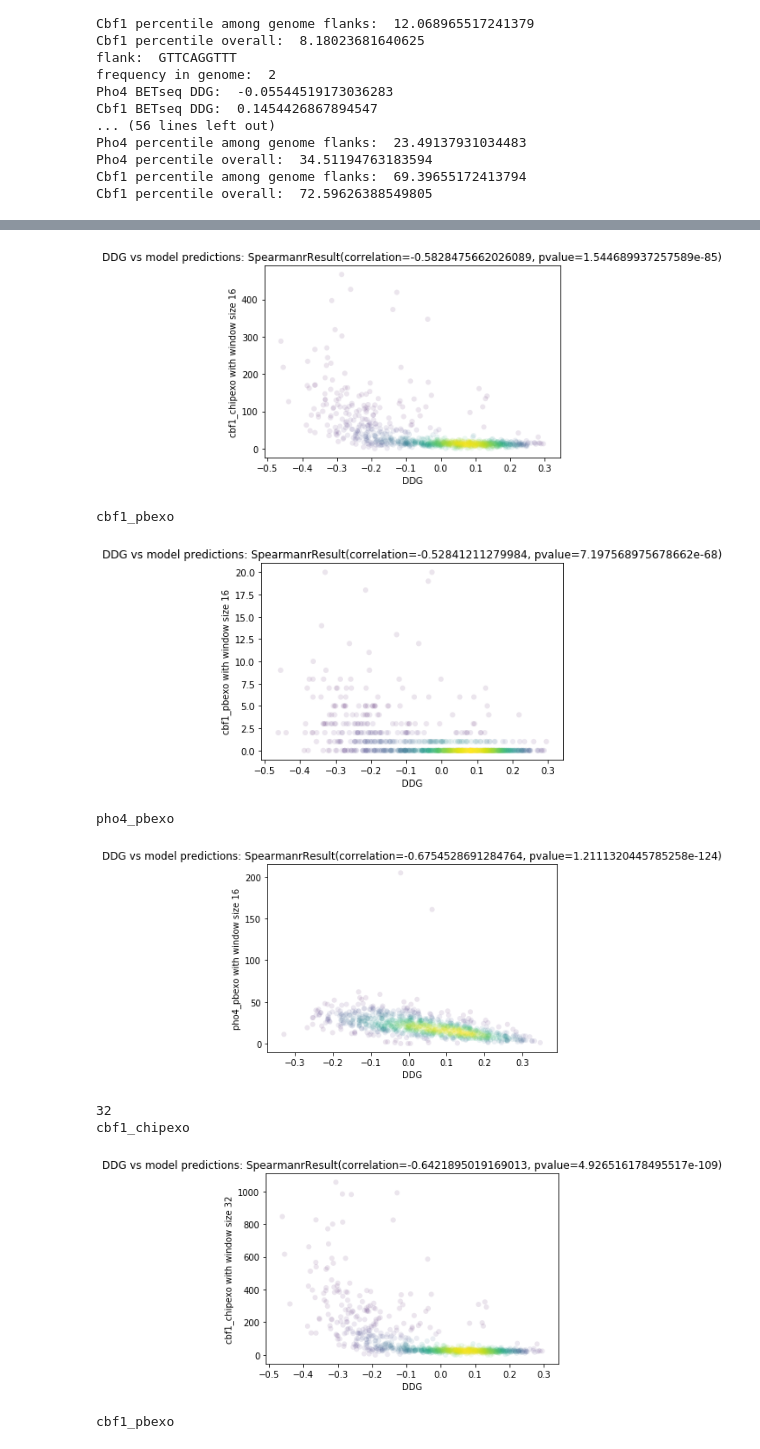
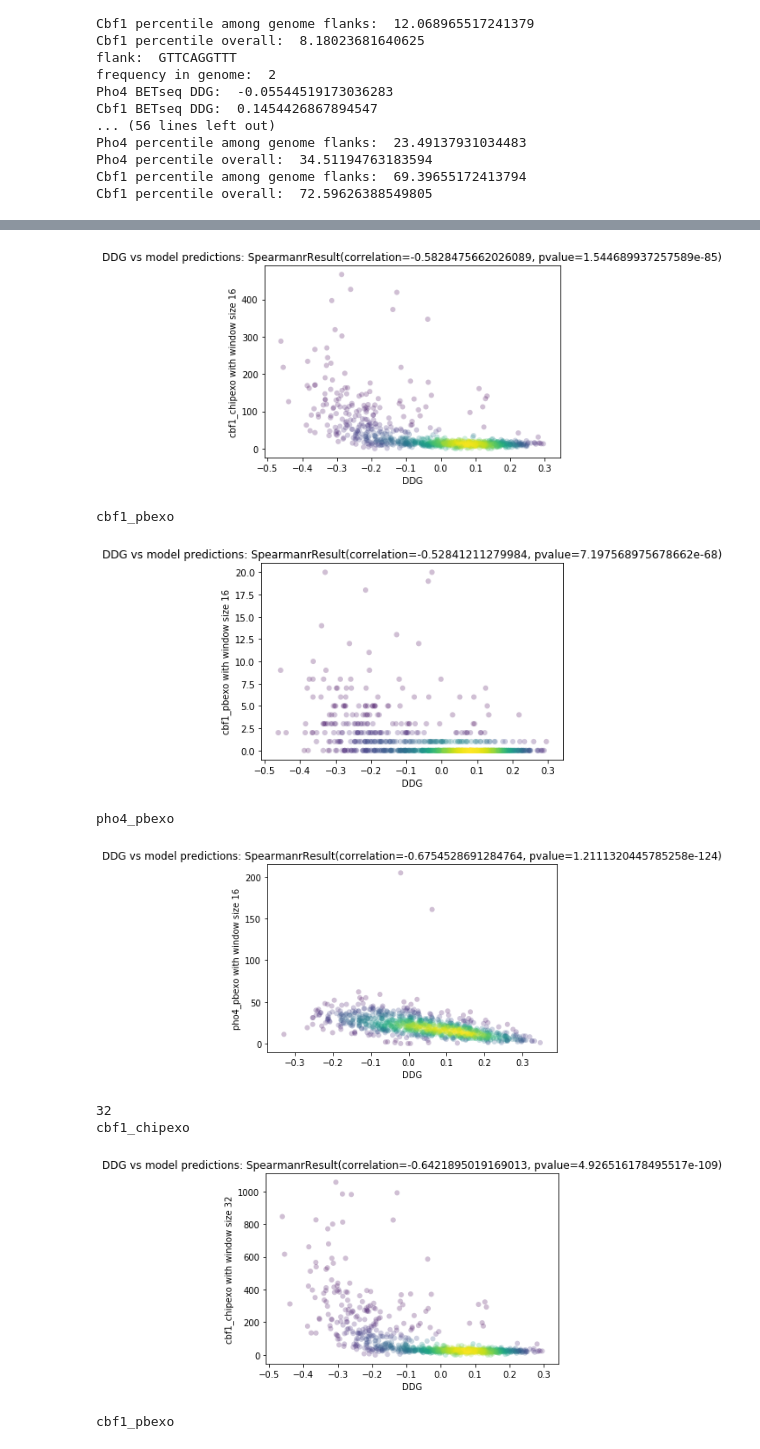
Before and after one commit to kundajelab/pho4, a Jupyter notebook: rawCountBaseline.ipynb, the cells around one changed output, grey strips where cells are left out. Saved outputs shown, nothing was run; the diff lists cells and outputs as text; code cells hidden in the pictures.

```diff
--- a/rawCountBaseline.ipynb
+++ b/rawCountBaseline.ipynb
@@ -41,7 +41,7 @@ tfToBigWigs["pho4_pbexo"] = (pyBigWig.open("data/pho4_pbexo/basename_prefix.pool
 chrms = ["chrI","chrII","chrIII","chrIV","chrV","chrVI","chrVII","chrVIII",
          "chrIX","chrX","chrXI","chrXII","chrXIII","chrXIV","chrXV","chrXVI","chrM"]
 # %%
-fastapath = "data/genome/sacCer3.genome.fa"
+fastapath = "data/genome/saccer/sacCer3.genome.fa"
 GenomeDict={}
 sequence=''
 inputdatafile = open(fastapath)
@@ -127,7 +127,7 @@ for key in tfToDeltaCountsDict.keys():
     smallFont = {'size' : 10}
     plt.rc('font', **smallFont)
     fig, ax = plt.subplots()
-    ax.scatter(xvals, yvals, c=z, edgecolor='', alpha=0.1)
+    ax.scatter(xvals, yvals, c=z, edgecolor='', alpha=0.25)
     plt.xlabel("DDG")
     plt.ylabel(key)
     plt.title("DDG vs model predictions: "+str(spearmanr(xvals, yvals)))
@@ -165,38 +165,38 @@ for key in tfToBigWigs.keys():
 # %%
 window_sizes = [16, 32, 64, 128, 256, 546]
 for window in window_sizes:
     print(window)
     start = int((seq_len/2)-(window/2))
     end = int((seq_len/2)+(window/2))
     for key in tfToBigWigs.keys():
         print(key)
         yvals = []
         for flank in flankToCoord.keys():
             yvals.append(np.sum(posFootprint[key][flank][start:end]+ \
                                 negFootprint[key][flank][start:end]))
         if "pho4" in key:
             xvals = xvals_pho4
         elif "cbf1" in key:
             xvals = xvals_cbf1
         xy = np.vstack([xvals,yvals])
         z = gaussian_kde(xy)(xy)
         smallFont = {'size' : 10}
         plt.rc('font', **smallFont)
         fig, ax = plt.subplots()
-        ax.scatter(xvals, yvals, c=z, edgecolor='', alpha=0.1)
+        ax.scatter(xvals, yvals, c=z, edgecolor='', alpha=0.25)
         plt.xlabel("DDG")
         plt.ylabel(key+" with window size "+str(window))
         plt.title("DDG vs model predictions: "+str(spearmanr(xvals, yvals)))
         plt.show()
 # %% [output]
 16
 cbf1_chipexo
-[figure, old version]
+[figure, new version]
 cbf1_pbexo
-[figure, old version]
+[figure, new version]
 pho4_pbexo
-[figure, old version]
+[figure, new version]
 32
 cbf1_chipexo
-[figure, old version]
+[figure, new version]
 cbf1_pbexo
```
Also changed, not shown: parts of 2 cells of this notebook, 1 other file.
